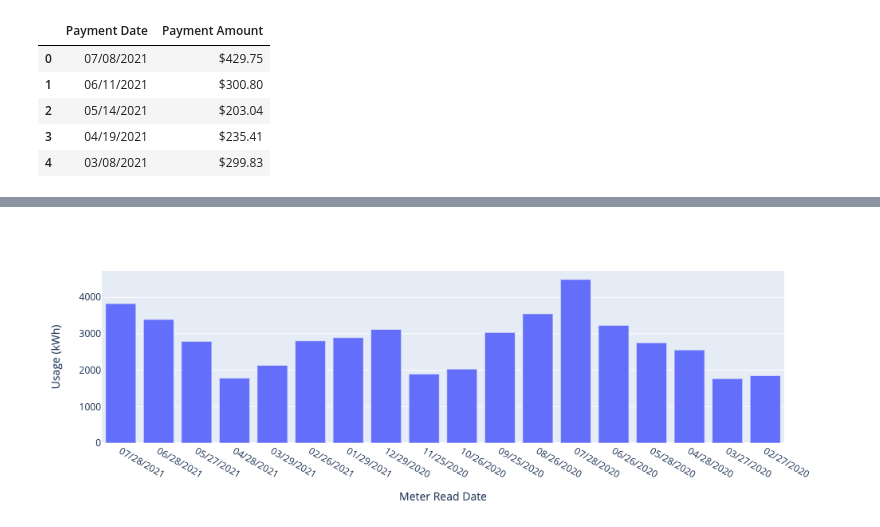
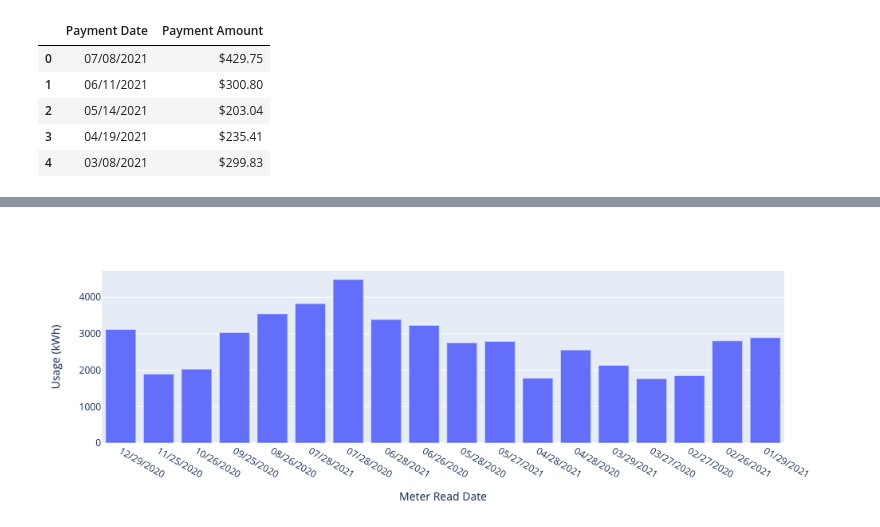
Before and after one commit to Wildertrek/Jupyter-Latex, a Jupyter notebook: 27. PowerUsage.ipynb, the cells around one changed output, grey strips where cells are left out. Cells and saved outputs as stored; diff of their text form; code cells hidden in the pictures.

Commit message:
added power usage notebook and data

```diff
--- a/27. PowerUsage.ipynb
+++ b/27. PowerUsage.ipynb
@@ -49,5 +114,6 @@ fig.show()
 # %%
+Power_Usage_Max.sort_values(by='Meter Read Date', ascending = False, inplace=True)
 fig = px.bar(Power_Usage_Max, x='Meter Read Date', y='Usage (kWh)')
 fig.show()
 # %% [output]
-[figure, old version]
+[figure, new version]
```
Also changed, not shown: parts of 12 cells of this notebook, 3 other files.
